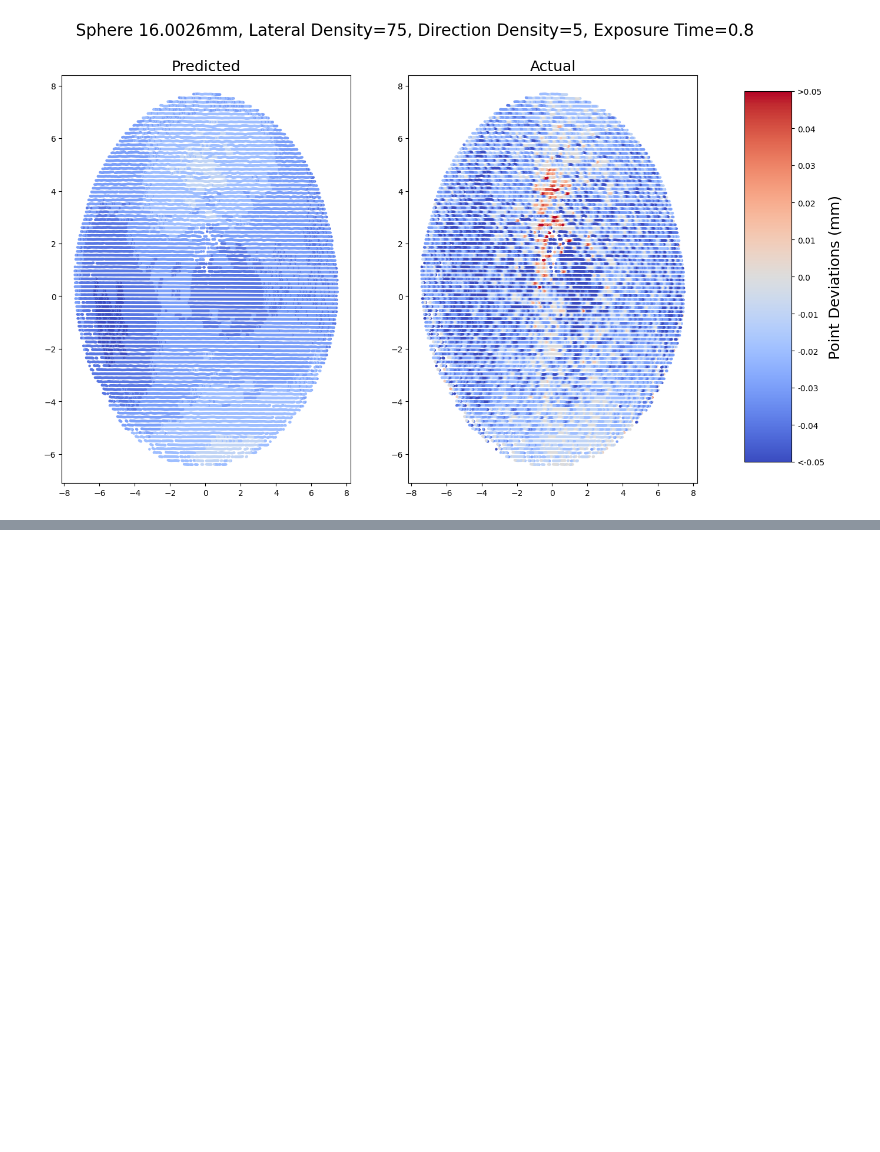
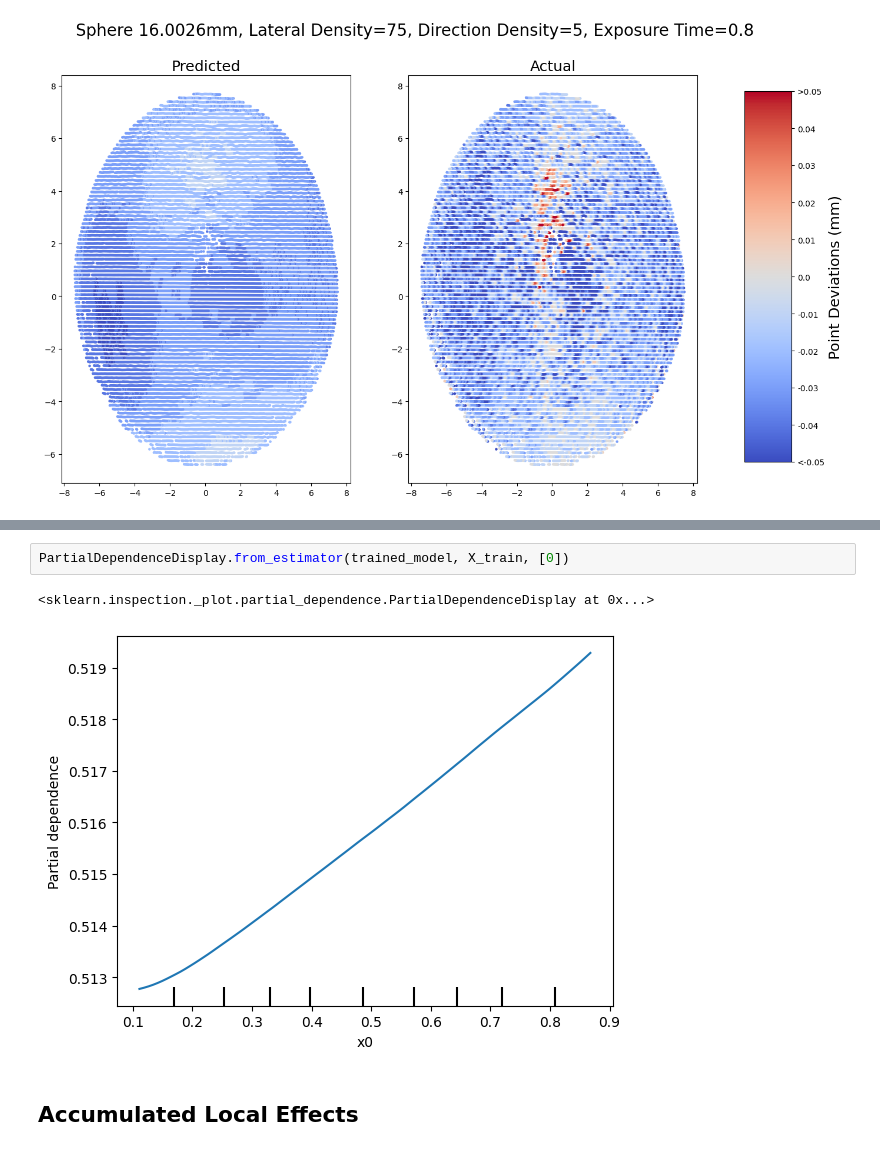
Before and after one commit to givasile/xmanai-grapes-lab, a Jupyter notebook: notebooks/Lab_3_Build_predictor_and_Explain.ipynb, the cells around one changed output, grey strips where cells are left out. Saved outputs shown, nothing was run; the diff lists cells and outputs as text; blank space fills up the shorter version.

```diff
--- a/notebooks/Lab_3_Build_predictor_and_Explain.ipynb
+++ b/notebooks/Lab_3_Build_predictor_and_Explain.ipynb
@@ -247,0 +283,7 @@ X_train_df
+# %%
+PartialDependenceDisplay.from_estimator(trained_model, X_train, [0])
+# %% [output]
+<sklearn.inspection._plot.partial_dependence.PartialDependenceDisplay at 0x...>
+[figure, added]
+# %% [markdown]
+## Accumulated Local Effects
```
Also changed, not shown: parts of 23 cells of this notebook, 3 other files.
